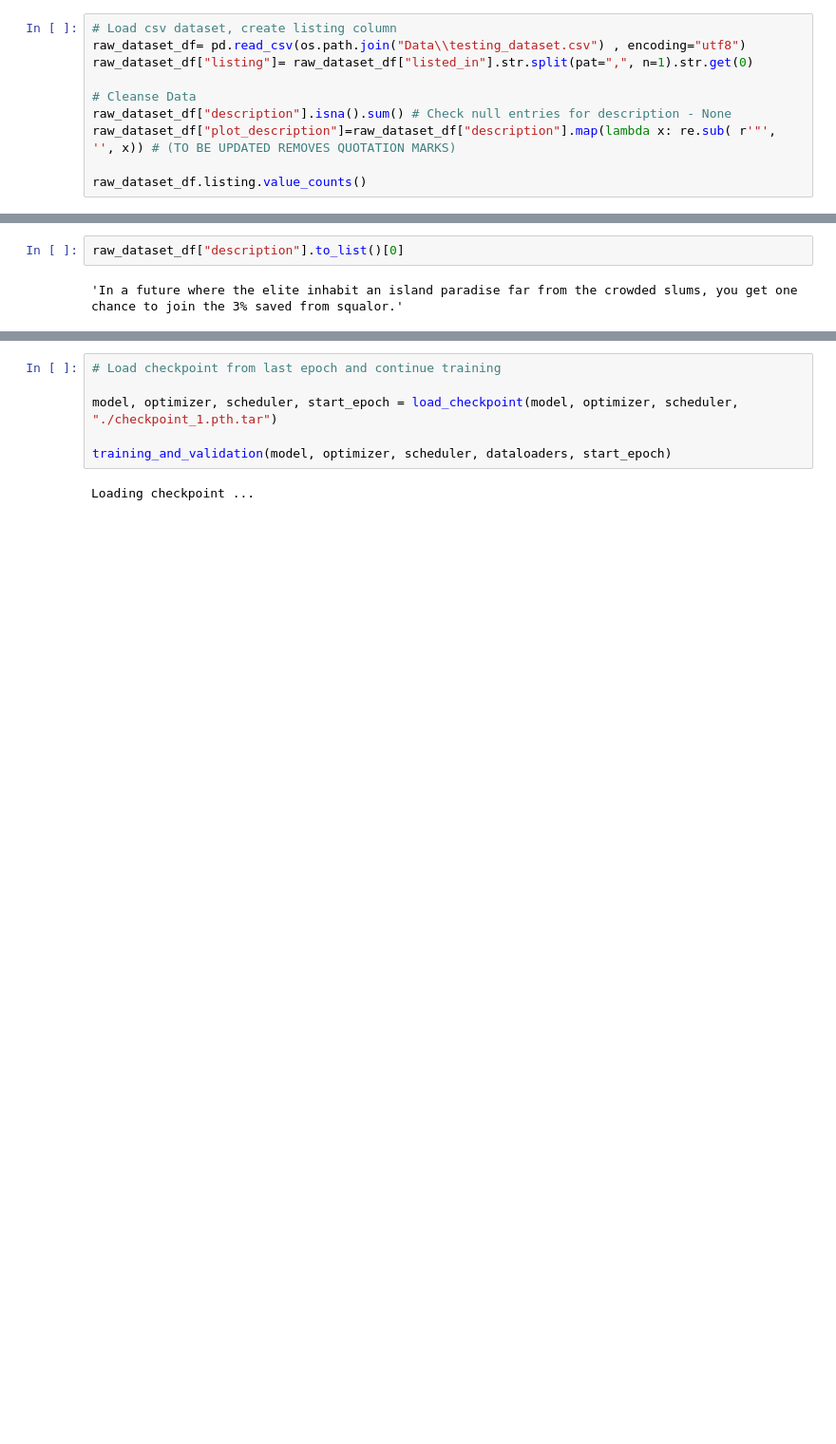
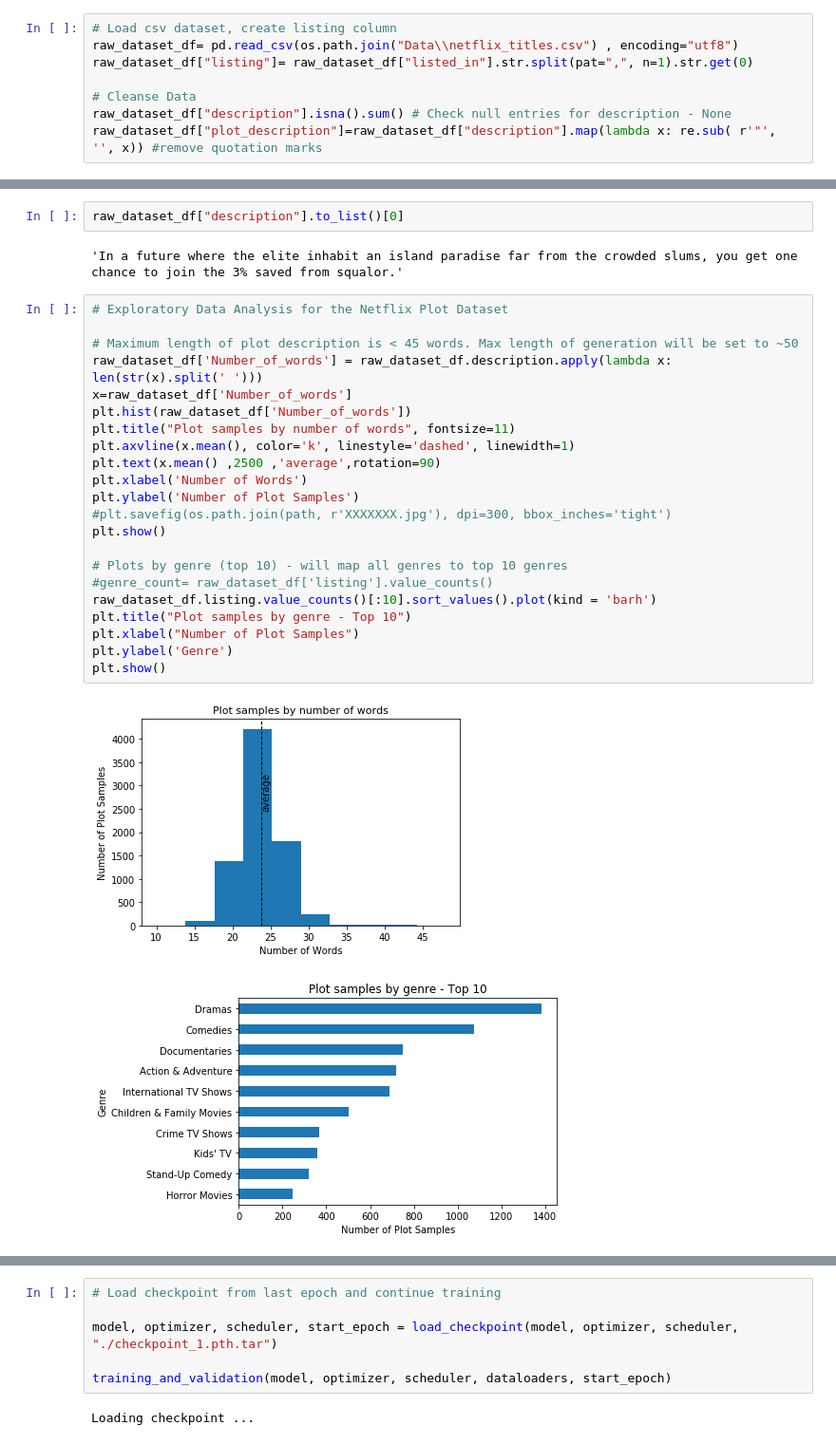
Before and after one commit to sarahrhalem/Finetuning-Transformer-Models-Plot-Generation, a Jupyter notebook: INM706_Code_SR_SK.ipynb, the cells around one changed output, grey strips where cells are left out. Shown at 95% size. Cells and saved outputs as stored; diff of their text form; blank space fills up the shorter version.

```diff
--- a/INM706_Code_SR_SK.ipynb
+++ b/INM706_Code_SR_SK.ipynb
@@ -55,10 +49,8 @@ os.getcwd()
 # %%
 # Load csv dataset, create listing column
-raw_dataset_df= pd.read_csv(os.path.join("Data\\testing_dataset.csv") , encoding="utf8")
+raw_dataset_df= pd.read_csv(os.path.join("Data\\netflix_titles.csv") , encoding="utf8")
 raw_dataset_df["listing"]= raw_dataset_df["listed_in"].str.split(pat=",", n=1).str.get(0)
 
 # Cleanse Data
 raw_dataset_df["description"].isna().sum() # Check null entries for description - None
-raw_dataset_df["plot_description"]=raw_dataset_df["description"].map(lambda x: re.sub( r'"', '', x)) # (TO BE UPDATED REMOVES QUOTATION MARKS)
-
-raw_dataset_df.listing.value_counts()
+raw_dataset_df["plot_description"]=raw_dataset_df["description"].map(lambda x: re.sub( r'"', '', x)) #remove quotation marks
@@ -85,6 +58,31 @@ Name: listing, dtype: int64
 raw_dataset_df["description"].to_list()[0]
 # %% [output]
 'In a future where the elite inhabit an island paradise far from the crowded slums, you get one chance to join the 3% saved from squalor.'
+# %%
+# Exploratory Data Analysis for the Netflix Plot Dataset
+
+# Maximum length of plot description is < 45 words. Max length of generation will be set to ~50
+raw_dataset_df['Number_of_words'] = raw_dataset_df.description.apply(lambda x: len(str(x).split(' ')))
+x=raw_dataset_df['Number_of_words']
+plt.hist(raw_dataset_df['Number_of_words'])
+plt.title("Plot samples by number of words", fontsize=11)
+plt.axvline(x.mean(), color='k', linestyle='dashed', linewidth=1)
+plt.text(x.mean() ,2500 ,'average',rotation=90)
+plt.xlabel('Number of Words')
+plt.ylabel('Number of Plot Samples')
+#plt.savefig(os.path.join(path, r'XXXXXXX.jpg'), dpi=300, bbox_inches='tight')
+plt.show()
+
+# Plots by genre (top 10) - will map all genres to top 10 genres
+#genre_count= raw_dataset_df['listing'].value_counts()
+raw_dataset_df.listing.value_counts()[:10].sort_values().plot(kind = 'barh')
+plt.title("Plot samples by genre - Top 10")
+plt.xlabel("Number of Plot Samples")
+plt.ylabel('Genre')
+plt.show()
+# %% [output]
+[figure, added]
+[figure, added]
 # %%
 # Map each data sample listing to a generic genre
 
```
Also changed, not shown: parts of 40 cells of this notebook, 8 other files.
